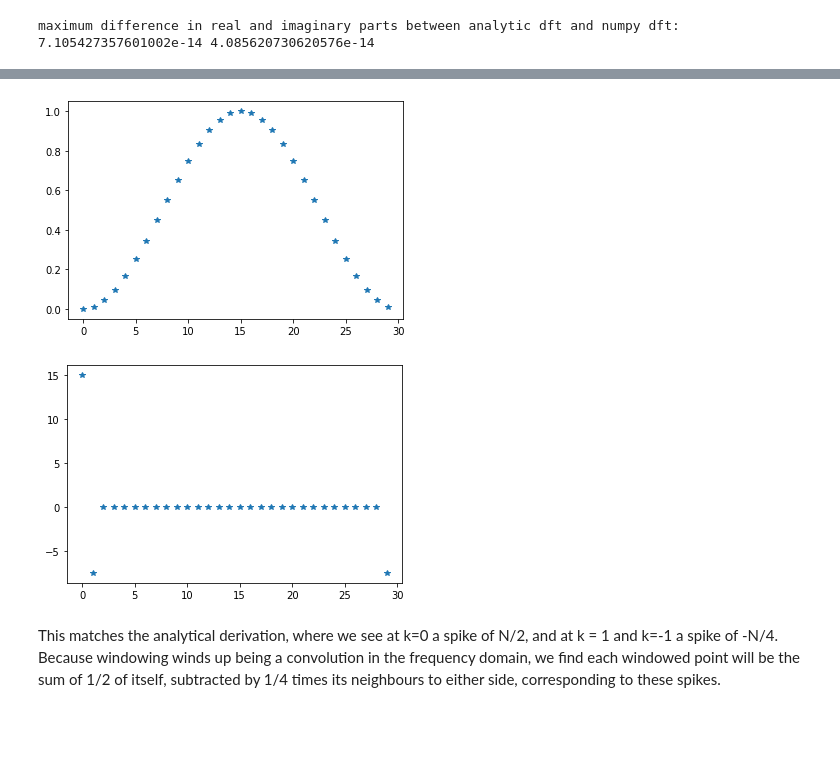
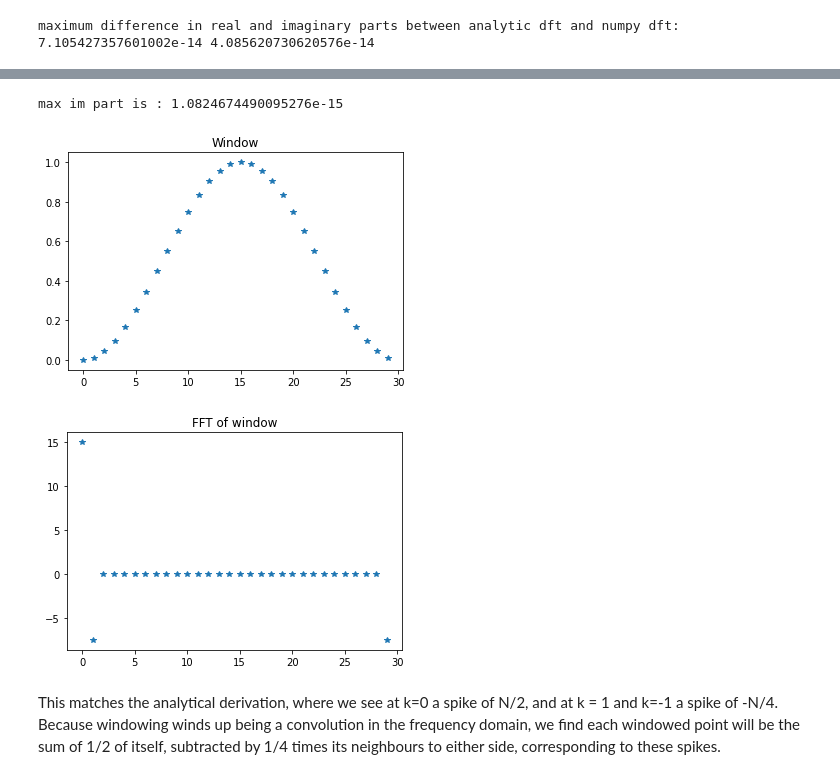
Before and after one commit to lizzord/phys512hw, a Jupyter notebook: problemset4/question5.ipynb, the cells around one changed output, grey strips where cells are left out. Drawn from its saved outputs; the diff is of its cells as text; code cells hidden in the pictures; blank space fills up the shorter version.

Commit message:
done 5, added images

```diff
--- a/problemset4/question5.ipynb
+++ b/problemset4/question5.ipynb
@@ -140,17 +122,22 @@ Insert page of derivations here.
 # %%
-#take FFT of window for sanity check
+#take FFT of window as second check
 windft = np.fft.fft(win)
+print('max im part is :', max(np.imag(windft))) #basically zero
+windft = np.real(windft)
 
 mpl.figure()
 mpl.plot(x, win, '*')
+mpl.title('Window')
 mpl.show()
 
 mpl.figure()
 mpl.plot(x, windft, '*')
+mpl.title('FFT of window')
 mpl.show()
 # %% [output]
+max im part is : 1.0824674490095276e-15
-[figure, old version]
+[figure, new version]
-[figure, old version]
+[figure, new version]
 # %% [markdown]
 This matches the analytical derivation, where we see at k=0 a spike of N/2, and at k = 1 and k=-1 a spike of -N/4. Because windowing winds up being a convolution in the frequency domain, we find each windowed point will be the sum of 1/2 of itself, subtracted by 1/4 times its neighbours to either side, corresponding to these spikes.
 # %%
```
Also changed, not shown: parts of 8 cells of this notebook, 2 other files.
